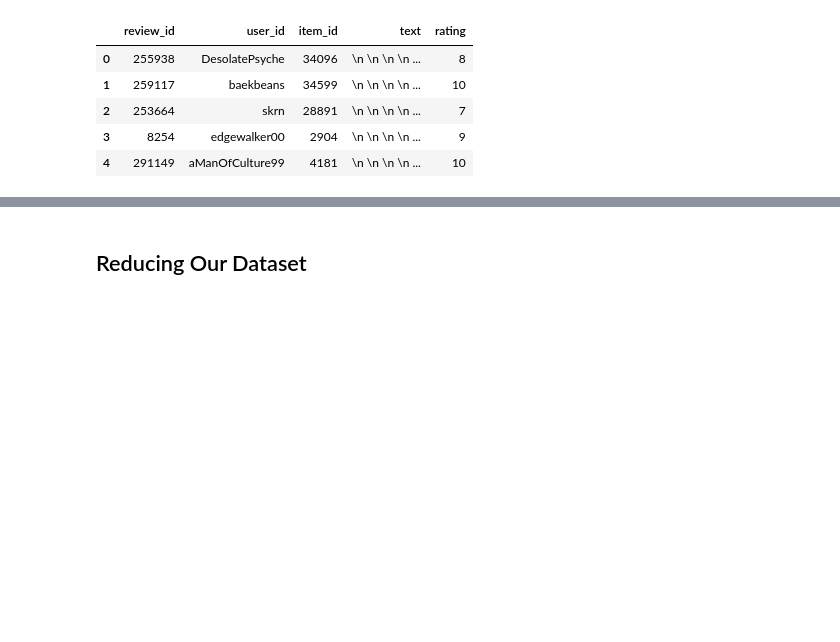
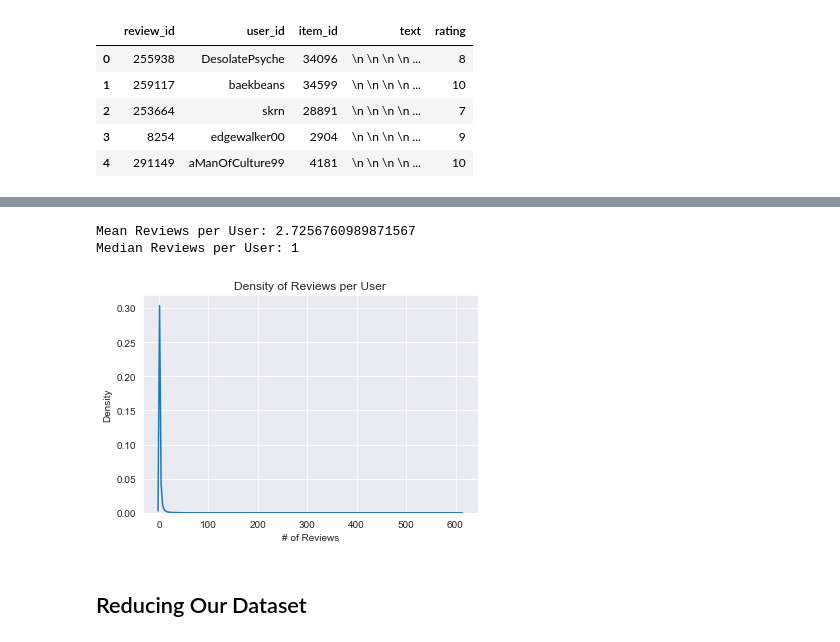
Before and after one commit to matthewyangcs/nlp-final-proj, a Jupyter notebook: data_processing.ipynb, the cells around one changed output, grey strips where cells are left out. Cells and saved outputs as stored; diff of their text form; code cells hidden in the pictures; blank space fills up the shorter version.

```diff
--- a/data_processing.ipynb
+++ b/data_processing.ipynb
@@ -77,3 +87,14 @@ reviews.head()
+# %%
+user_counts = Counter(reviews['user_id']).values()
+# %%
+p = sns.kdeplot(user_counts)
+p.set(xlabel="# of Reviews", ylabel="Density", title="Density of Reviews per User")
+print(f"Mean Reviews per User: {sum(user_counts) / len(user_counts)}")
+print(f"Median Reviews per User: {sorted(user_counts)[len(user_counts)//2]}")
+# %% [output]
+Mean Reviews per User: 2.7256760989871567
+Median Reviews per User: 1
+[figure, added]
 # %% [markdown]
 ## Reducing Our Dataset
 # %% [markdown]
```
Also changed, not shown: parts of 8 cells of this notebook.
